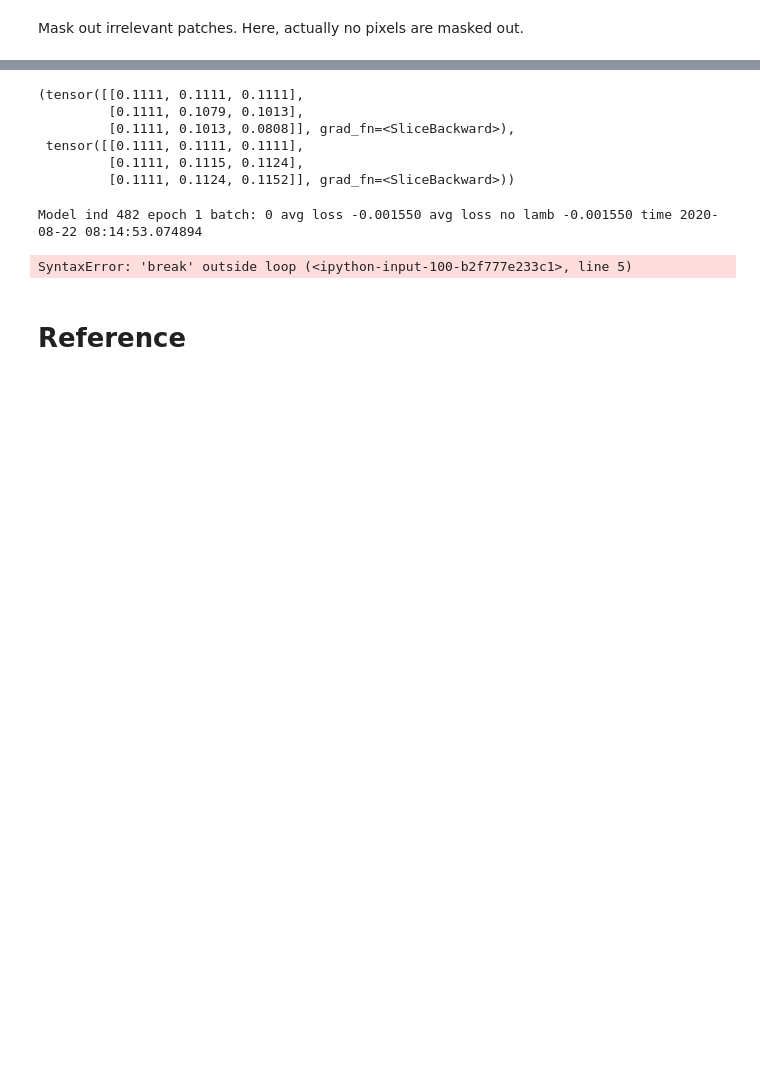
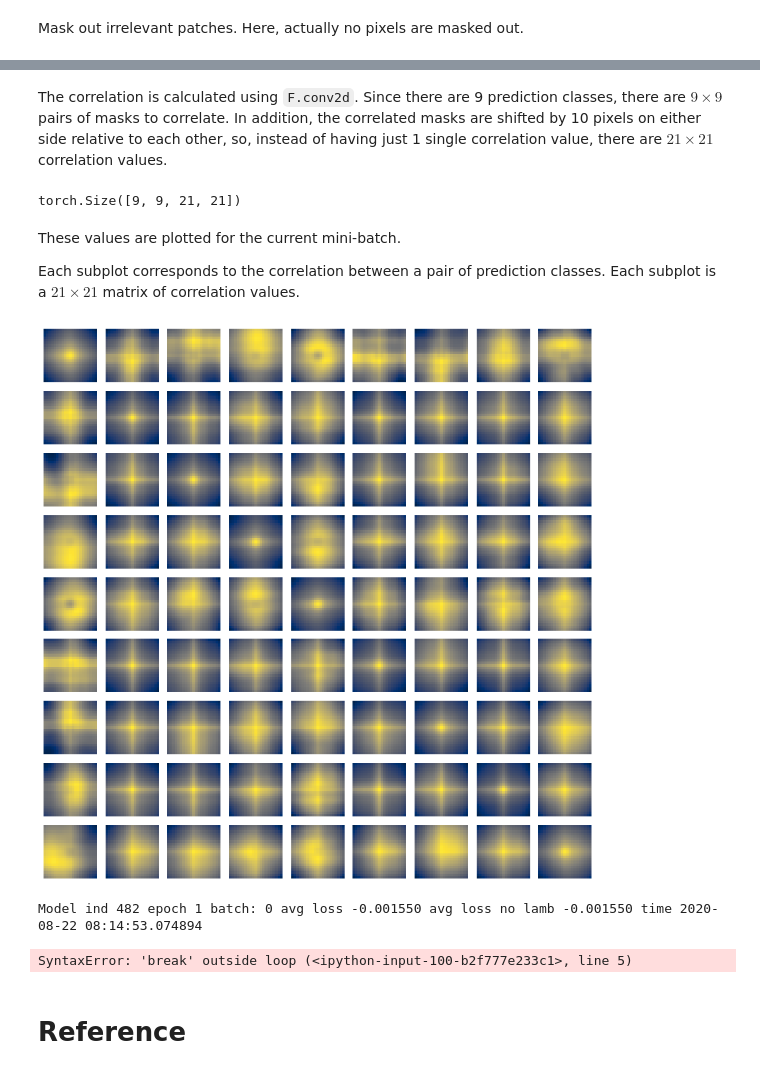
Before and after one commit to qAp/IIC, a Jupyter notebook: nbs/05b_segmentation_loss.ipynb, the cells around one changed output, grey strips where cells are left out. Cells and saved outputs as stored; diff of their text form; code cells hidden in the pictures; blank space fills up the shorter version.

```diff
--- a/nbs/05b_segmentation_loss.ipynb
+++ b/nbs/05b_segmentation_loss.ipynb
@@ -541,12 +583,27 @@ Wall time: 8 s
-# %%
-x1_outs[0,0,:3,:3], x2_outs_inv[0,0,:3,:3]
-# %% [output]
-(tensor([[0.1111, 0.1111, 0.1111],
-         [0.1111, 0.1079, 0.1013],
-         [0.1111, 0.1013, 0.0808]], grad_fn=<SliceBackward>),
- tensor([[0.1111, 0.1111, 0.1111],
-         [0.1111, 0.1115, 0.1124],
-         [0.1111, 0.1124, 0.1152]], grad_fn=<SliceBackward>))
+# %% [markdown]
+The correlation is calculated using `F.conv2d`.  Since there are 9 prediction classes, there are $9\times 9$ pairs of masks to correlate.  In addition, the correlated masks are shifted by 10 pixels on either side relative to each other, so, instead of having just 1 single correlation value, there are $21 \times 21$ correlation values.
+# %%
+p_i_j.shape
+# %% [output]
+torch.Size([9, 9, 21, 21])
+# %% [markdown]
+These values are plotted for the current mini-batch.
+
+Each subplot corresponds to the correlation between a pair of prediction classes.  Each subplot is a $21 \times 21$ matrix of correlation values.
+# %%
+def plt_pij():
+    pij = p_i_j.detach().numpy().reshape(9**2, 21, 21)
+    fig, axs = plt.subplots(nrows=9, ncols=9, figsize=(10, 10))
+    axs = axs.flatten()
+    for ax, p in zip(axs, pij):
+        ax.imshow(p, cmap='cividis')
+        ax.axis('off')
+    plt.tight_layout()
+    return fig, axs
+
+fig, axs = plt_pij()
+# %% [output]
+[figure, added]
 # %%
     loss, loss_no_lamb = loss_fn(
         x1_outs[i], x2_outs[i],
```
Also changed, not shown: parts of 13 cells of this notebook.
